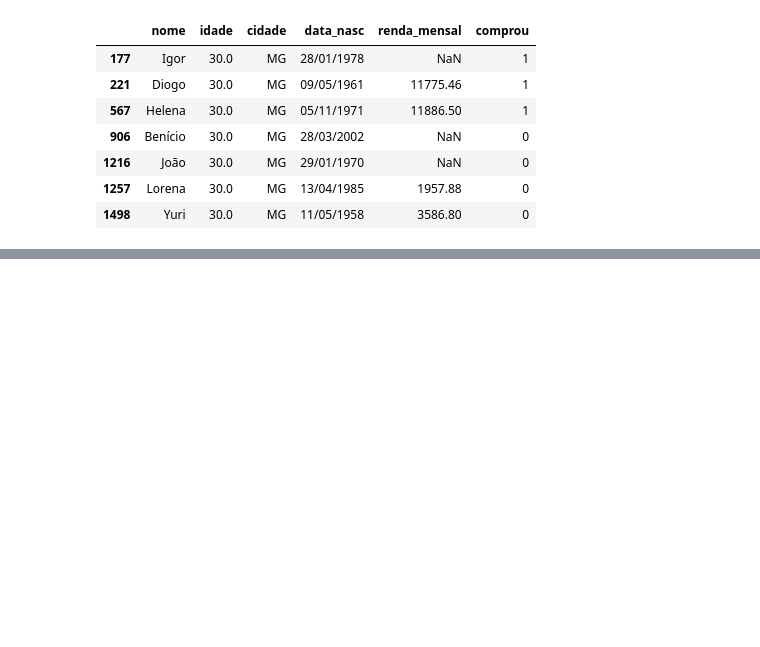
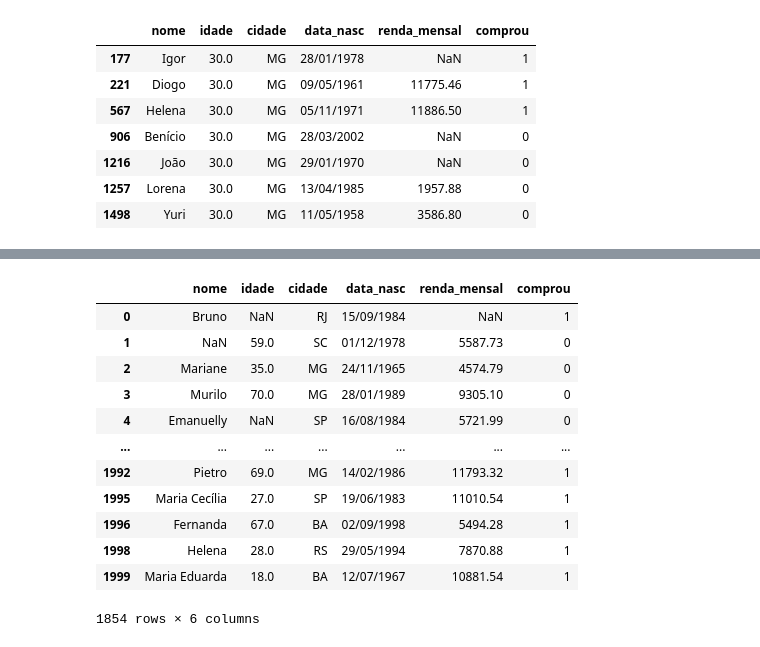
Before and after one commit to CaioHarrys/CURSO-PYTHON-IA, a Jupyter notebook: DataSet_Clientes_Completos/clientes_completos.ipynb, the cells around one changed output, grey strips where cells are left out. Saved outputs shown, nothing was run; the diff lists cells and outputs as text; code cells hidden in the pictures; blank space fills up the shorter version.

```diff
--- a/DataSet_Clientes_Completos/clientes_completos.ipynb
+++ b/DataSet_Clientes_Completos/clientes_completos.ipynb
@@ -191,0 +226,17 @@ df_completo[df_completo['cidade'].isin
+# %%
+# notna mostra os dados que nao sao nulos
+df_completo[df_completo['cidade'].notna()]
+# %% [output]
+|  | nome | idade | cidade | data_nasc | renda_mensal | comprou |
+| 0 | Bruno | NaN | RJ | 15/09/1984 | NaN | 1 |
+| 1 | NaN | 59.0 | SC | 01/12/1978 | 5587.73 | 0 |
+| 2 | Mariane | 35.0 | MG | 24/11/1965 | 4574.79 | 0 |
+| 3 | Murilo | 70.0 | MG | 28/01/1989 | 9305.10 | 0 |
+| 4 | Emanuelly | NaN | SP | 16/08/1984 | 5721.99 | 0 |
+| ... | ... | ... | ... | ... | ... | ... |
+| 1992 | Pietro | 69.0 | MG | 14/02/1986 | 11793.32 | 1 |
+| 1995 | Maria Cecília | 27.0 | SP | 19/06/1983 | 11010.54 | 1 |
+| 1996 | Fernanda | 67.0 | BA | 02/09/1998 | 5494.28 | 1 |
+| 1998 | Helena | 28.0 | RS | 29/05/1994 | 7870.88 | 1 |
+| 1999 | Maria Eduarda | 18.0 | BA | 12/07/1967 | 10881.54 | 1 |
+1854 rows × 6 columns
```
Also changed, not shown: parts of 15 cells of this notebook.
